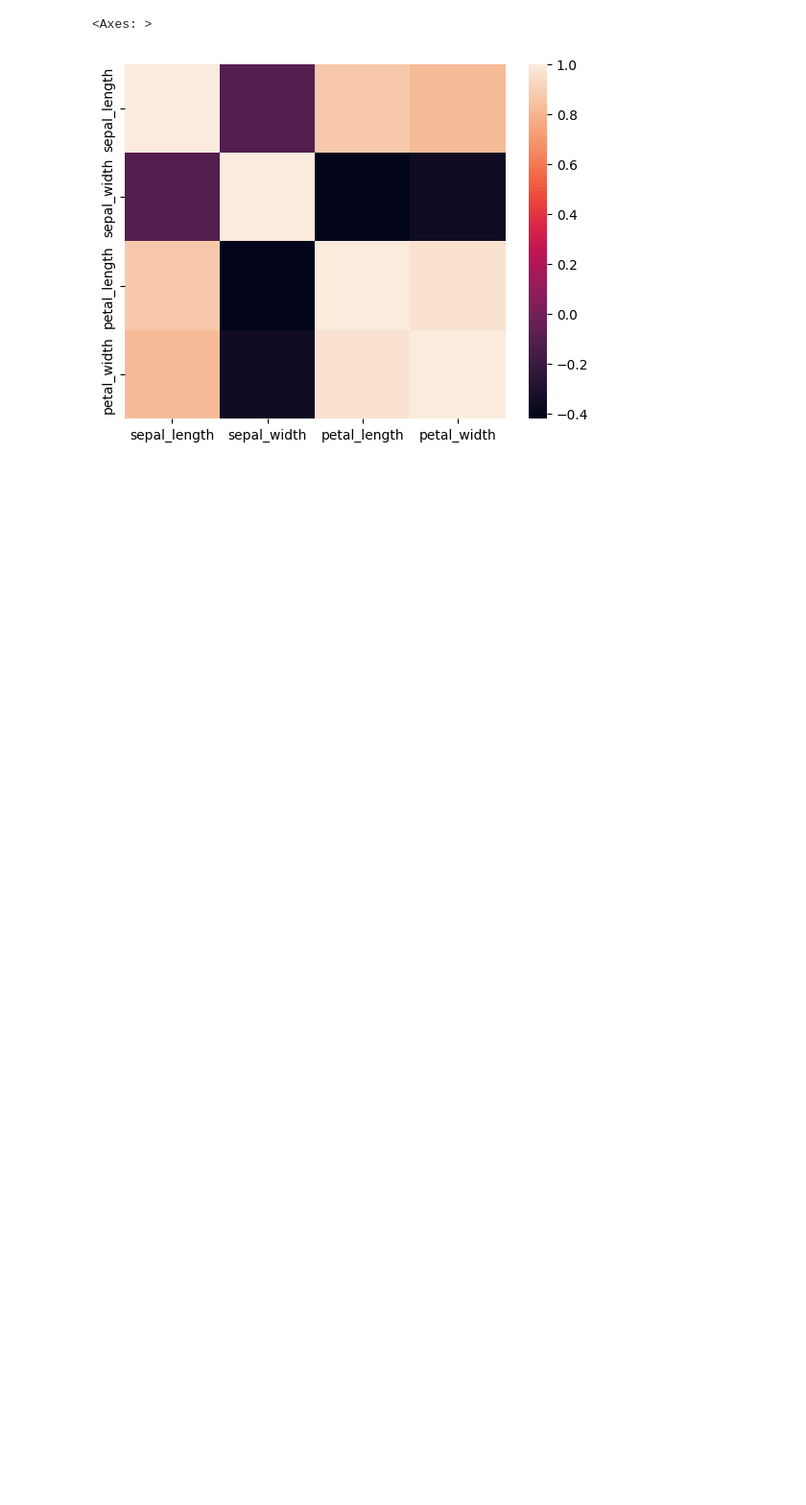
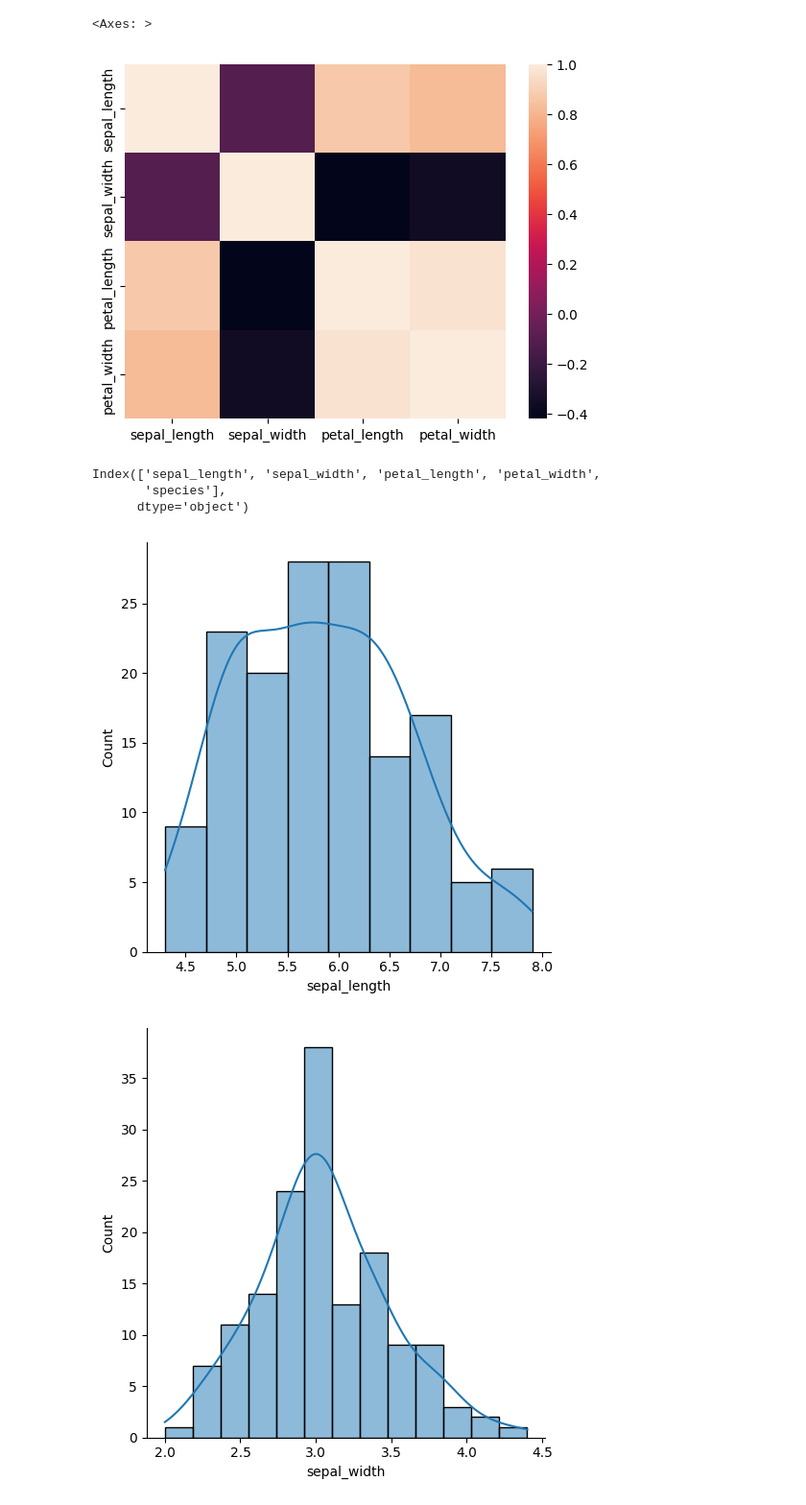
Before and after one commit to ggbaguidi/datascience_base_1, a Jupyter notebook: EDA/iris_dataset.ipynb, the cells around one changed output. Shown at 96% size. Cells and saved outputs as stored; diff of their text form; code cells hidden in the pictures; blank space fills up the shorter version.

```diff
--- a/EDA/iris_dataset.ipynb
+++ b/EDA/iris_dataset.ipynb
@@ -105,3 +105,16 @@ sns.heatmap(data.corr())
 # %% [output]
 <Axes: >
 [figure]
+# %%
+data.columns.unique()
+# %% [output]
+Index(['sepal_length', 'sepal_width', 'petal_length', 'petal_width',
+       'species'],
+      dtype='object')
+# %%
+for col_name in data.columns.unique():
+  if col_name != "species":
+    sns.displot(data[col_name], kde=True)
+# %% [output]
+[figure, added]
+[figure, added]
```
Also changed, not shown: parts of 4 cells of this notebook.
